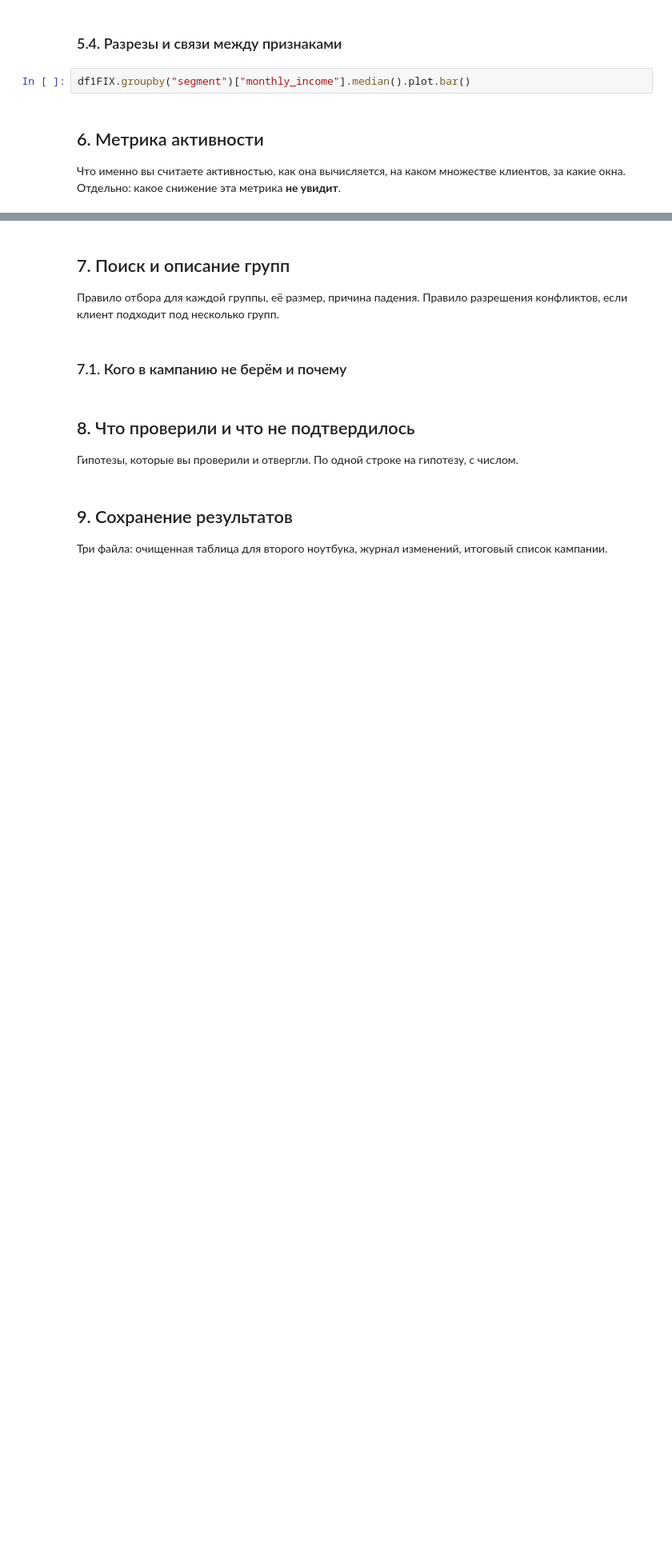
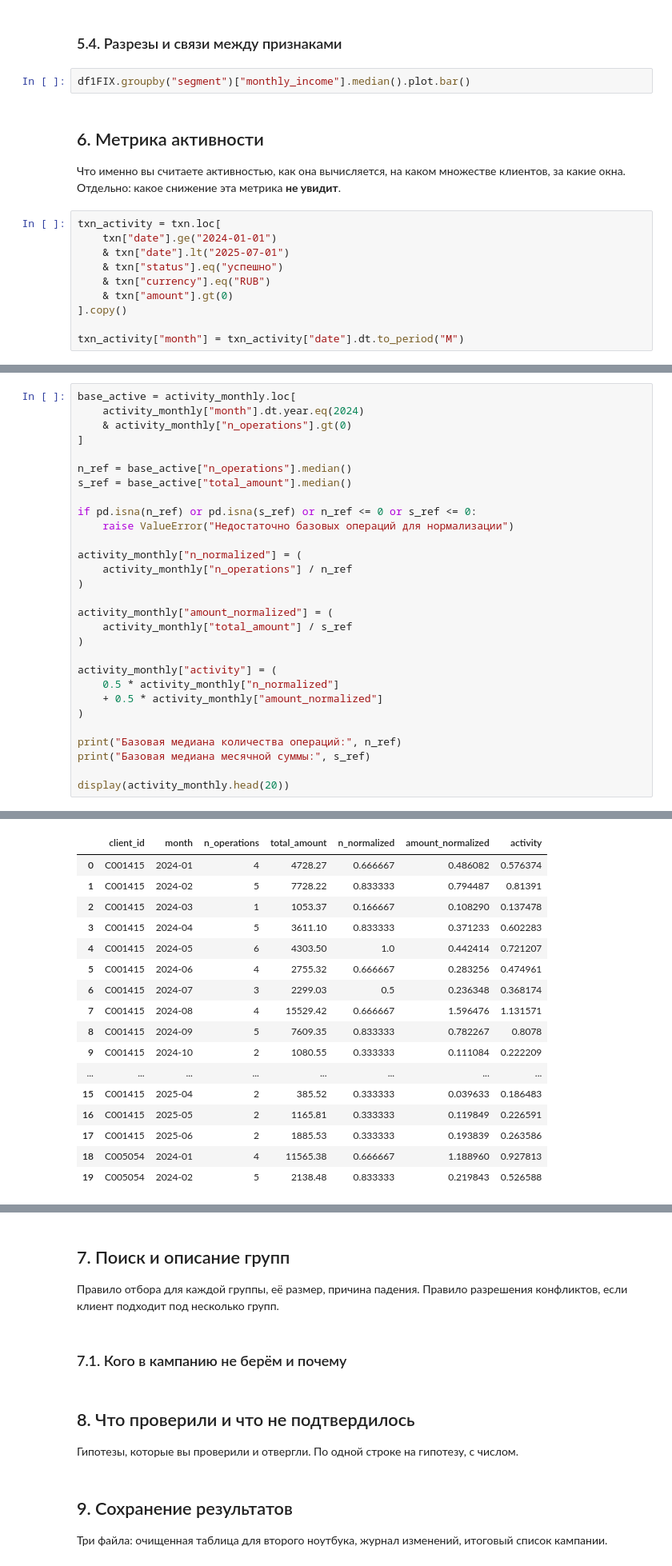
Before and after one commit to divik-T/Lab1GroupsClientsLeak, a Jupyter notebook: notebooks/01_analysis.ipynb, the cells around one changed output, grey strips where cells are left out. Shown at 80% size. Cells and saved outputs as stored; diff of their text form; blank space fills up the shorter version.

```diff
--- a/notebooks/01_analysis.ipynb
+++ b/notebooks/01_analysis.ipynb
@@ -1427,3 +1537,13 @@ df1FIX.groupby("segment")["monthly_income"].median().plot.bar()
 Что именно вы считаете активностью, как она вычисляется, на каком
 множестве клиентов, за какие окна. Отдельно: какое снижение эта метрика
 **не увидит**.
+# %%
+txn_activity = txn.loc[
+    txn["date"].ge("2024-01-01")
+    & txn["date"].lt("2025-07-01")
+    & txn["status"].eq("успешно")
+    & txn["currency"].eq("RUB")
+    & txn["amount"].gt(0)
+].copy()
+
+txn_activity["month"] = txn_activity["date"].dt.to_period("M")
@@ -1429,0 +1571,30 @@ df1FIX.groupby("segment")["monthly_income"].median().plot.bar()
+# %%
+base_active = activity_monthly.loc[
+    activity_monthly["month"].dt.year.eq(2024)
+    & activity_monthly["n_operations"].gt(0)
+]
+
+n_ref = base_active["n_operations"].median()
+s_ref = base_active["total_amount"].median()
+
+if pd.isna(n_ref) or pd.isna(s_ref) or n_ref <= 0 or s_ref <= 0:
+    raise ValueError("Недостаточно базовых операций для нормализации")
+
+activity_monthly["n_normalized"] = (
+    activity_monthly["n_operations"] / n_ref
+)
+
+activity_monthly["amount_normalized"] = (
+    activity_monthly["total_amount"] / s_ref
+)
+
+activity_monthly["activity"] = (
+    0.5 * activity_monthly["n_normalized"]
+    + 0.5 * activity_monthly["amount_normalized"]
+)
+
+print("Базовая медиана количества операций:", n_ref)
+print("Базовая медиана месячной суммы:", s_ref)
+
+display(activity_monthly.head(20))
+# %% [output]
@@ -1429,0 +1603,17 @@ df1FIX.groupby("segment")["monthly_income"].median().plot.bar()
+|  | client_id | month | n_operations | total_amount | n_normalized | amount_normalized | activity |
+| 0 | C001415 | 2024-01 | 4 | 4728.27 | 0.666667 | 0.486082 | 0.576374 |
+| 1 | C001415 | 2024-02 | 5 | 7728.22 | 0.833333 | 0.794487 | 0.81391 |
+| 2 | C001415 | 2024-03 | 1 | 1053.37 | 0.166667 | 0.108290 | 0.137478 |
+| 3 | C001415 | 2024-04 | 5 | 3611.10 | 0.833333 | 0.371233 | 0.602283 |
+| 4 | C001415 | 2024-05 | 6 | 4303.50 | 1.0 | 0.442414 | 0.721207 |
+| 5 | C001415 | 2024-06 | 4 | 2755.32 | 0.666667 | 0.283256 | 0.474961 |
+| 6 | C001415 | 2024-07 | 3 | 2299.03 | 0.5 | 0.236348 | 0.368174 |
+| 7 | C001415 | 2024-08 | 4 | 15529.42 | 0.666667 | 1.596476 | 1.131571 |
+| 8 | C001415 | 2024-09 | 5 | 7609.35 | 0.833333 | 0.782267 | 0.8078 |
+| 9 | C001415 | 2024-10 | 2 | 1080.55 | 0.333333 | 0.111084 | 0.222209 |
+| ... | ... | ... | ... | ... | ... | ... | ... |
+| 15 | C001415 | 2025-04 | 2 | 385.52 | 0.333333 | 0.039633 | 0.186483 |
+| 16 | C001415 | 2025-05 | 2 | 1165.81 | 0.333333 | 0.119849 | 0.226591 |
+| 17 | C001415 | 2025-06 | 2 | 1885.53 | 0.333333 | 0.193839 | 0.263586 |
+| 18 | C005054 | 2024-01 | 4 | 11565.38 | 0.666667 | 1.188960 | 0.927813 |
+| 19 | C005054 | 2024-02 | 5 | 2138.48 | 0.833333 | 0.219843 | 0.526588 |
```
Also changed, not shown: parts of 6 cells of this notebook.
